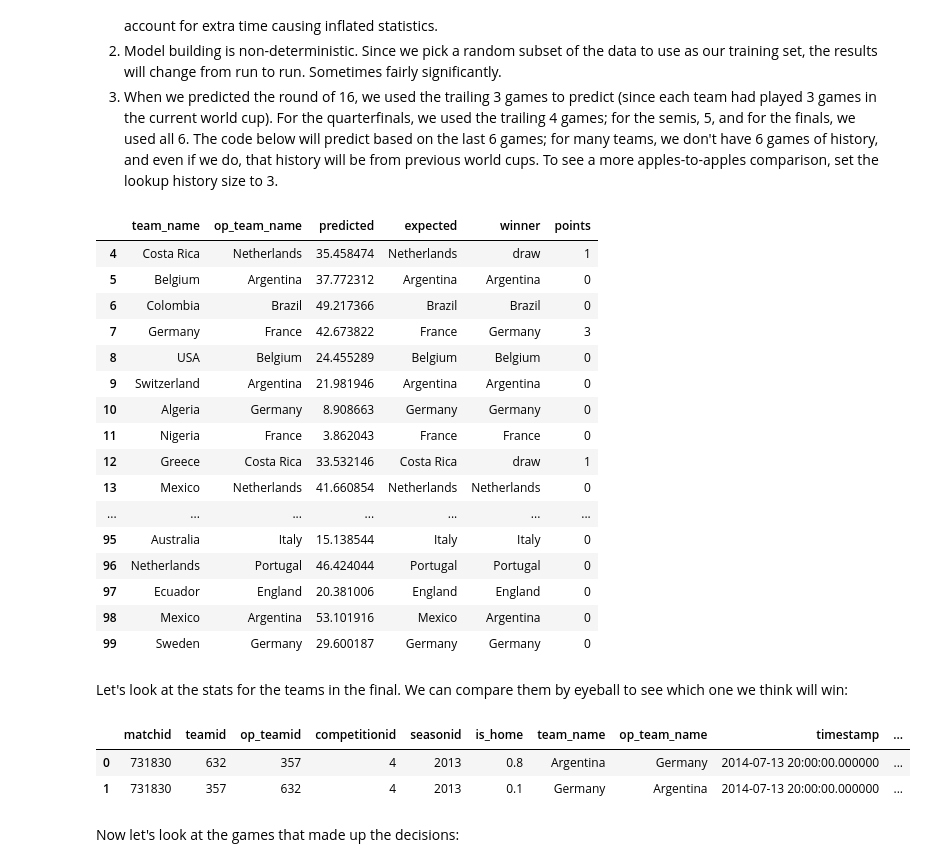
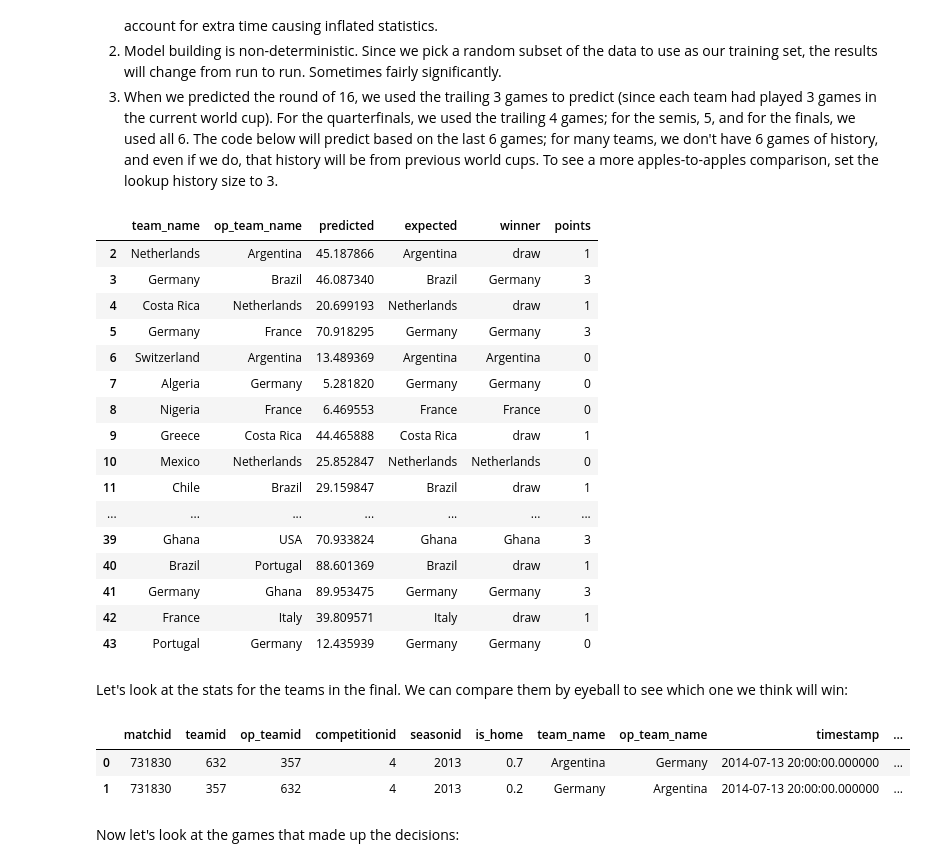
Before and after one commit to GoogleCloudPlatform/ipython-soccer-predictions, a Jupyter notebook: predict/wc-final.ipynb, the cells around one changed output. Saved outputs shown, nothing was run; the diff lists cells and outputs as text; code cells hidden in the pictures.

```diff
--- a/predict/wc-final.ipynb
+++ b/predict/wc-final.ipynb
@@ -68,7 +68,7 @@ reload(features)
 # Sets the history size. This is how far back we will look before each game to aggregate statistics
 # to predict the next game. For example, a history size of 5 will look at the previous 5 games played
 # by a particular team in order to predict the next game.
-history_size = 3
+history_size = 6
 
 game_summaries = features.get_game_summaries()
 data = features.get_features(history_size)
@@ -366,8 +392,9 @@ import world_cup
 import features
 reload(match_stats)
 reload(features)
+reload(world_cup)
 
-wc_history_size = 3
+wc_history_size = 6
 wc_data = world_cup.prepare_data(features.get_wc_features(wc_history_size))
 wc_labeled = world_cup.prepare_data(features.get_features(wc_history_size))
 wc_labeled = wc_labeled[wc_labeled['competitionid'] == 4]
@@ -416,10 +443,6 @@ We'll output the power rankings from the previous games. We should eyeball them
 # home instead of South Africa.
 wc_power_train['is_home'] = 0.5
 wc_power_data = power.add_power(wc_data, wc_power_train, power_cols)
-# Weaken the power factor since we don't have very much data. We rescale it from .25
-# through .75.
-wc_power_data['power_points'] = wc_power_data['power_points'].add(0.5)
-wc_power_data['power_points'] = wc_power_data['power_points'].div(2.0)
 
 wc_results = world_cup.predict_model(power_model, wc_power_data,
     match_stats.get_non_feature_columns())
@@ -454,7 +477,7 @@ There are three reasons why the prediction numbers might be different from the n
 pd.set_option('display.max_rows', 5000)
 pd.set_option('display.max_columns', 500)
 pd.set_option('display.width', 1000)
-reload(world_cup)
+
 wc_with_points = wc_power_data.copy()
 wc_with_points.index = pd.Index(
     zip(wc_with_points['matchid'], wc_with_points['teamid']))
@@ -471,30 +494,31 @@ wc_pred.reindex(index=wc_pred.index[::-1])
 wc_pred[wc_pred['points'] >= 0.0]
 # %% [output]
 |  | team_name | op_team_name | predicted | expected | winner | points |
-| 4 | Costa Rica | Netherlands | 35.458474 | Netherlands | draw | 1 |
-| 5 | Belgium | Argentina | 37.772312 | Argentina | Argentina | 0 |
-| 6 | Colombia | Brazil | 49.217366 | Brazil | Brazil | 0 |
-| 7 | Germany | France | 42.673822 | France | Germany | 3 |
-| 8 | USA | Belgium | 24.455289 | Belgium | Belgium | 0 |
-| 9 | Switzerland | Argentina | 21.981946 | Argentina | Argentina | 0 |
-| 10 | Algeria | Germany | 8.908663 | Germany | Germany | 0 |
-| 11 | Nigeria | France | 3.862043 | France | France | 0 |
-| 12 | Greece | Costa Rica | 33.532146 | Costa Rica | draw | 1 |
-| 13 | Mexico | Netherlands | 41.660854 | Netherlands | Netherlands | 0 |
+| 2 | Netherlands | Argentina | 45.187866 | Argentina | draw | 1 |
+| 3 | Germany | Brazil | 46.087340 | Brazil | Germany | 3 |
+| 4 | Costa Rica | Netherlands | 20.699193 | Netherlands | draw | 1 |
+| 5 | Germany | France | 70.918295 | Germany | Germany | 3 |
+| 6 | Switzerland | Argentina | 13.489369 | Argentina | Argentina | 0 |
+| 7 | Algeria | Germany | 5.281820 | Germany | Germany | 0 |
+| 8 | Nigeria | France | 6.469553 | France | France | 0 |
+| 9 | Greece | Costa Rica | 44.465888 | Costa Rica | draw | 1 |
+| 10 | Mexico | Netherlands | 25.852847 | Netherlands | Netherlands | 0 |
+| 11 | Chile | Brazil | 29.159847 | Brazil | draw | 1 |
 | ... | ... | ... | ... | ... | ... | ... |
-| 95 | Australia | Italy | 15.138544 | Italy | Italy | 0 |
-| 96 | Netherlands | Portugal | 46.424044 | Portugal | Portugal | 0 |
-| 97 | Ecuador | England | 20.381006 | England | England | 0 |
-| 98 | Mexico | Argentina | 53.101916 | Mexico | Argentina | 0 |
-| 99 | Sweden | Germany | 29.600187 | Germany | Germany | 0 |
+| 39 | Ghana | USA | 70.933824 | Ghana | Ghana | 3 |
+| 40 | Brazil | Portugal | 88.601369 | Brazil | draw | 1 |
+| 41 | Germany | Ghana | 89.953475 | Germany | Germany | 3 |
+| 42 | France | Italy | 39.809571 | Italy | draw | 1 |
+| 43 | Portugal | Germany | 12.435939 | Germany | Germany | 0 |
 # %% [markdown]
 Let's look at the stats for the teams in the final. We can compare them by eyeball to see which one we think will win:
 # %%
-wc_power_data[wc_power_data['matchid'] == '731830']
+final = wc_power_data[wc_power_data['matchid'] == '731830']
+final
 # %% [output]
 |  | matchid | teamid | op_teamid | competitionid | seasonid | is_home | team_name | op_team_name | timestamp | ... |
-| 0 | 731830 | 632 | 357 | 4 | 2013 | 0.8 | Argentina | Germany | 2014-07-13 20:00:00.000000 | ... |
-| 1 | 731830 | 357 | 632 | 4 | 2013 | 0.1 | Germany | Argentina | 2014-07-13 20:00:00.000000 | ... |
+| 0 | 731830 | 632 | 357 | 4 | 2013 | 0.7 | Argentina | Germany | 2014-07-13 20:00:00.000000 | ... |
+| 1 | 731830 | 357 | 632 | 4 | 2013 | 0.2 | Germany | Argentina | 2014-07-13 20:00:00.000000 | ... |
 # %% [markdown]
 Now let's look at the games that made up the decisions:
 # %%
```
Also changed, not shown: parts of 14 cells of this notebook, 5 other files.
